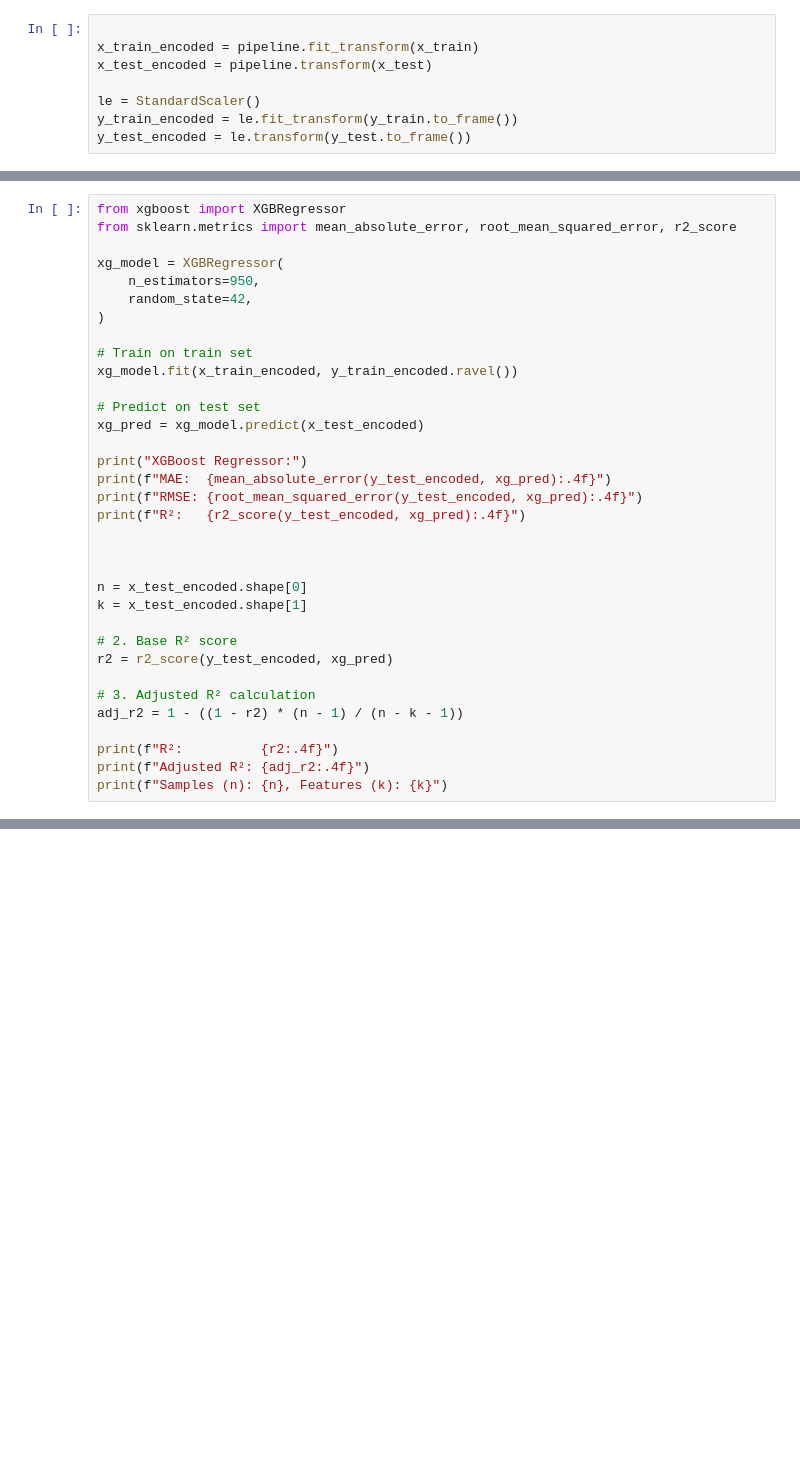
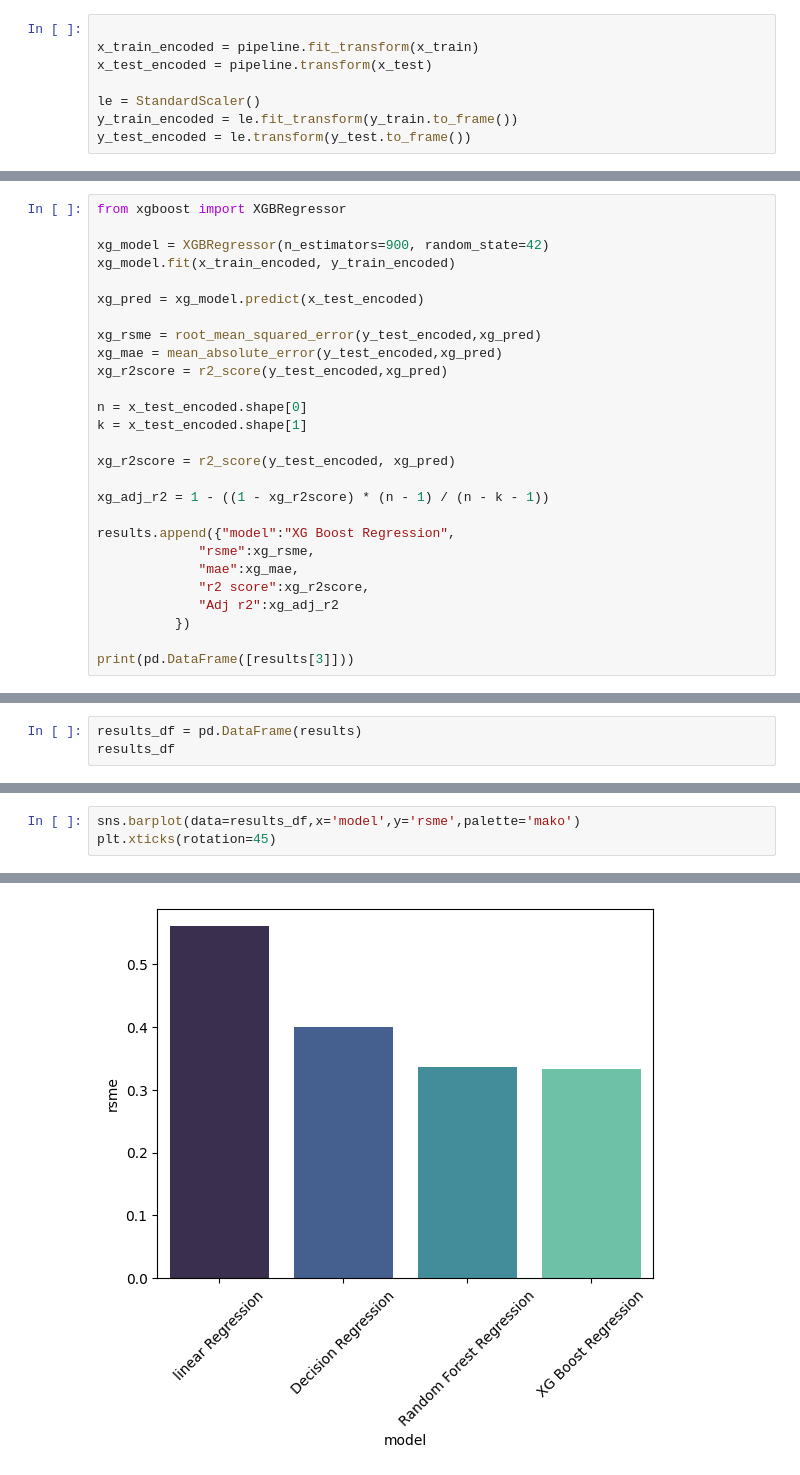
Before and after one commit to yashpawar-99/agripredict-ai, a Jupyter notebook: notebooks/crop_yeild_prediction.ipynb, the cells around one changed output, grey strips where cells are left out. Drawn from its saved outputs; the diff is of its cells as text; blank space fills up the shorter version.

```diff
--- a/notebooks/crop_yeild_prediction.ipynb
+++ b/notebooks/crop_yeild_prediction.ipynb
@@ -414,35 +367,28 @@ print(pd.DataFrame(rsme_reg).describe())
 # %%
 from xgboost import XGBRegressor
-from sklearn.metrics import mean_absolute_error, root_mean_squared_error, r2_score
 
-xg_model = XGBRegressor(
-    n_estimators=950,
-    random_state=42,
-)
+xg_model = XGBRegressor(n_estimators=900, random_state=42)
+xg_model.fit(x_train_encoded, y_train_encoded)
 
-# Train on train set
-xg_model.fit(x_train_encoded, y_train_encoded.ravel())
-
-# Predict on test set
 xg_pred = xg_model.predict(x_test_encoded)
 
-print("XGBoost Regressor:")
-print(f"MAE:  {mean_absolute_error(y_test_encoded, xg_pred):.4f}")
-print(f"RMSE: {root_mean_squared_error(y_test_encoded, xg_pred):.4f}")
-print(f"R²:   {r2_score(y_test_encoded, xg_pred):.4f}")
-
-
+xg_rsme = root_mean_squared_error(y_test_encoded,xg_pred)
+xg_mae = mean_absolute_error(y_test_encoded,xg_pred)
+xg_r2score = r2_score(y_test_encoded,xg_pred)
 
 n = x_test_encoded.shape[0]
 k = x_test_encoded.shape[1]
 
-# 2. Base R² score
-r2 = r2_score(y_test_encoded, xg_pred)
+xg_r2score = r2_score(y_test_encoded, xg_pred)
 
-# 3. Adjusted R² calculation
-adj_r2 = 1 - ((1 - r2) * (n - 1) / (n - k - 1))
+xg_adj_r2 = 1 - ((1 - xg_r2score) * (n - 1) / (n - k - 1))
 
-print(f"R²:          {r2:.4f}")
-print(f"Adjusted R²: {adj_r2:.4f}")
-print(f"Samples (n): {n}, Features (k): {k}")
+results.append({"model":"XG Boost Regression",
+             "rsme":xg_rsme,
+             "mae":xg_mae,
+             "r2 score":xg_r2score,
+             "Adj r2":xg_adj_r2
+          })
+
+print(pd.DataFrame([results[3]]))
 # %% [output]
@@ -455,0 +399,3 @@ Samples (n): 9898, Features (k): 208
+# %%
+results_df = pd.DataFrame(results)
+results_df
@@ -455,0 +408,4 @@ Samples (n): 9898, Features (k): 208
+# %%
+sns.barplot(data=results_df,x='model',y='rsme',palette='mako')
+plt.xticks(rotation=45)
+# %% [output]
@@ -455,0 +417 @@ Samples (n): 9898, Features (k): 208
+[figure, added]
```
Also changed, not shown: parts of 34 cells of this notebook, 8 other files.
